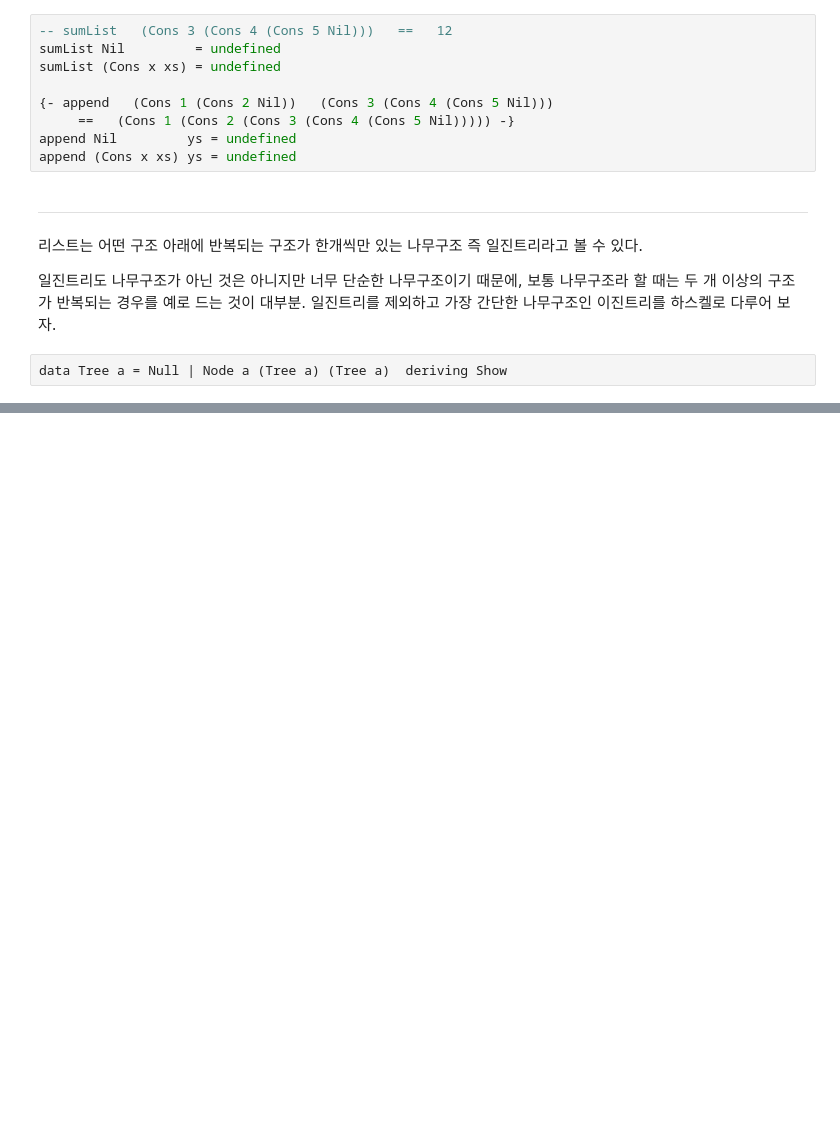
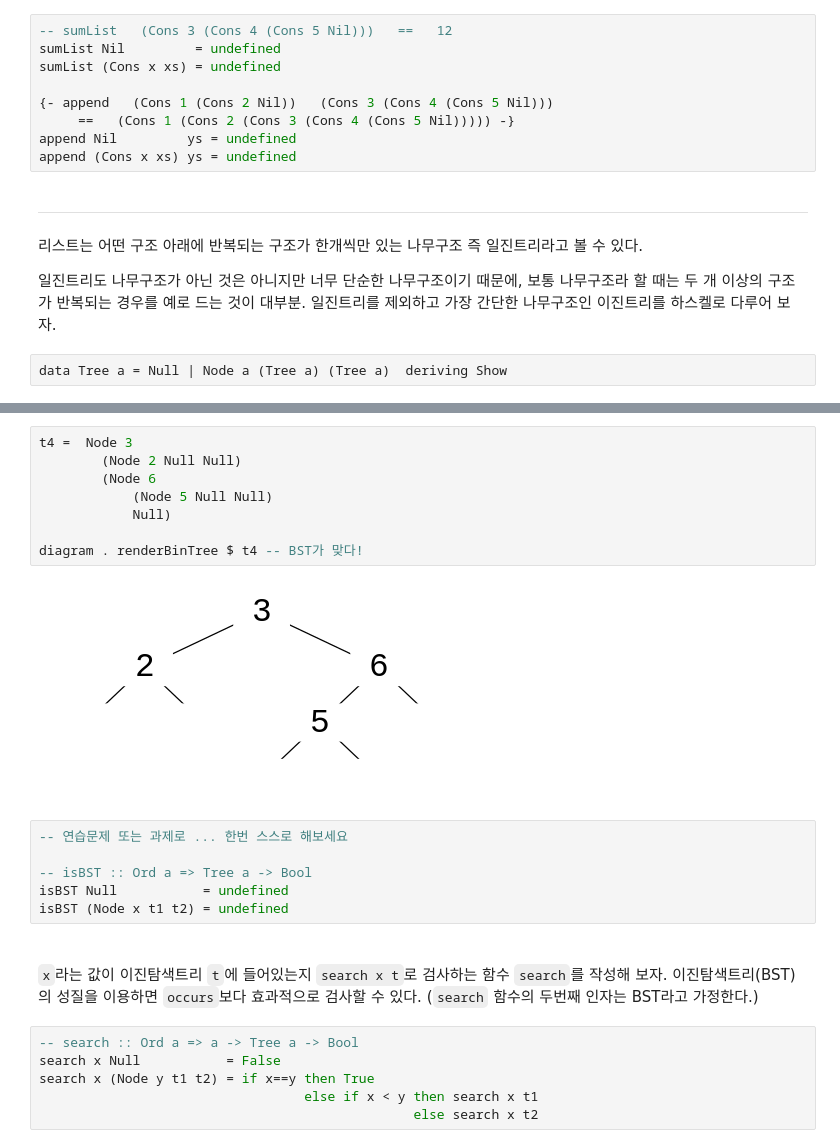
Before and after one commit to hnu-pl/pl2020fall, a Jupyter notebook: 02 More Haskell Programming.ipynb, the cells around one changed output, grey strips where cells are left out. Cells and saved outputs as stored; diff of their text form; blank space fills up the shorter version.

```diff
--- a/02 More Haskell Programming.ipynb
+++ b/02 More Haskell Programming.ipynb
@@ -477,0 +516,27 @@ Error:
+# %%
+t4 =  Node 3
+        (Node 2 Null Null)
+        (Node 6
+            (Node 5 Null Null)
+            Null)
+
+diagram . renderBinTree $ t4 -- BST가 맞다!
+# %% [output]
+[figure, added]
+# %%
+-- 연습문제 또는 과제로 ... 한번 스스로 해보세요
+
+-- isBST :: Ord a => Tree a -> Bool
+isBST Null           = undefined
+isBST (Node x t1 t2) = undefined
+# %% [markdown]
+<br>
+
+`x`라는 값이 이진탐색트리 `t`에 들어있는지 `search x t`로 검사하는 함수 `search`를 작성해 보자.
+이진탐색트리(BST)의 성질을 이용하면 `occurs`보다 효과적으로 검사할 수 있다. (`search` 함수의 두번째 인자는 BST라고 가정한다.)
+# %%
+-- search :: Ord a => a -> Tree a -> Bool
+search x Null           = False
+search x (Node y t1 t2) = if x==y then True
+                                  else if x < y then search x t1
+                                                else search x t2
```
Also changed, not shown: parts of 14 cells of this notebook.
